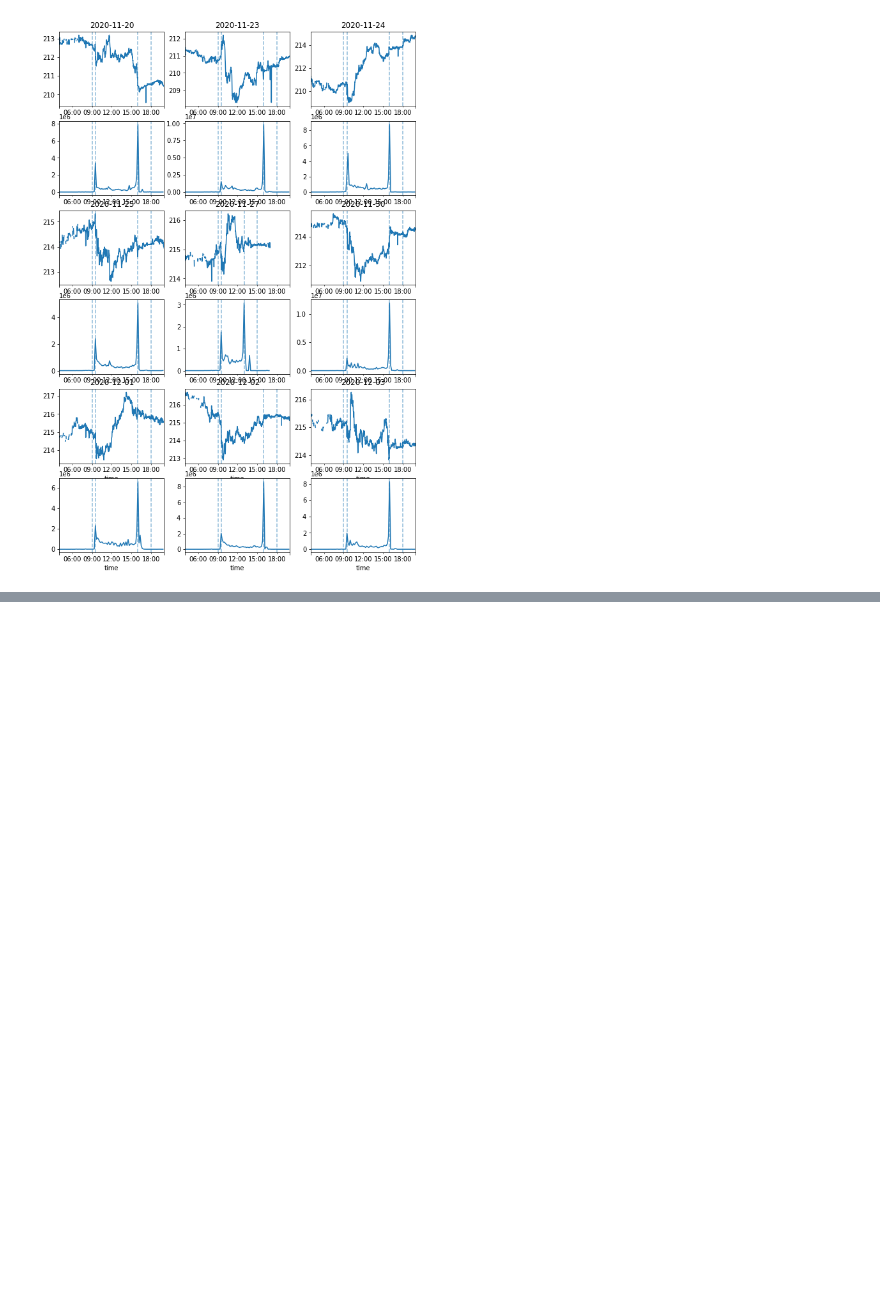
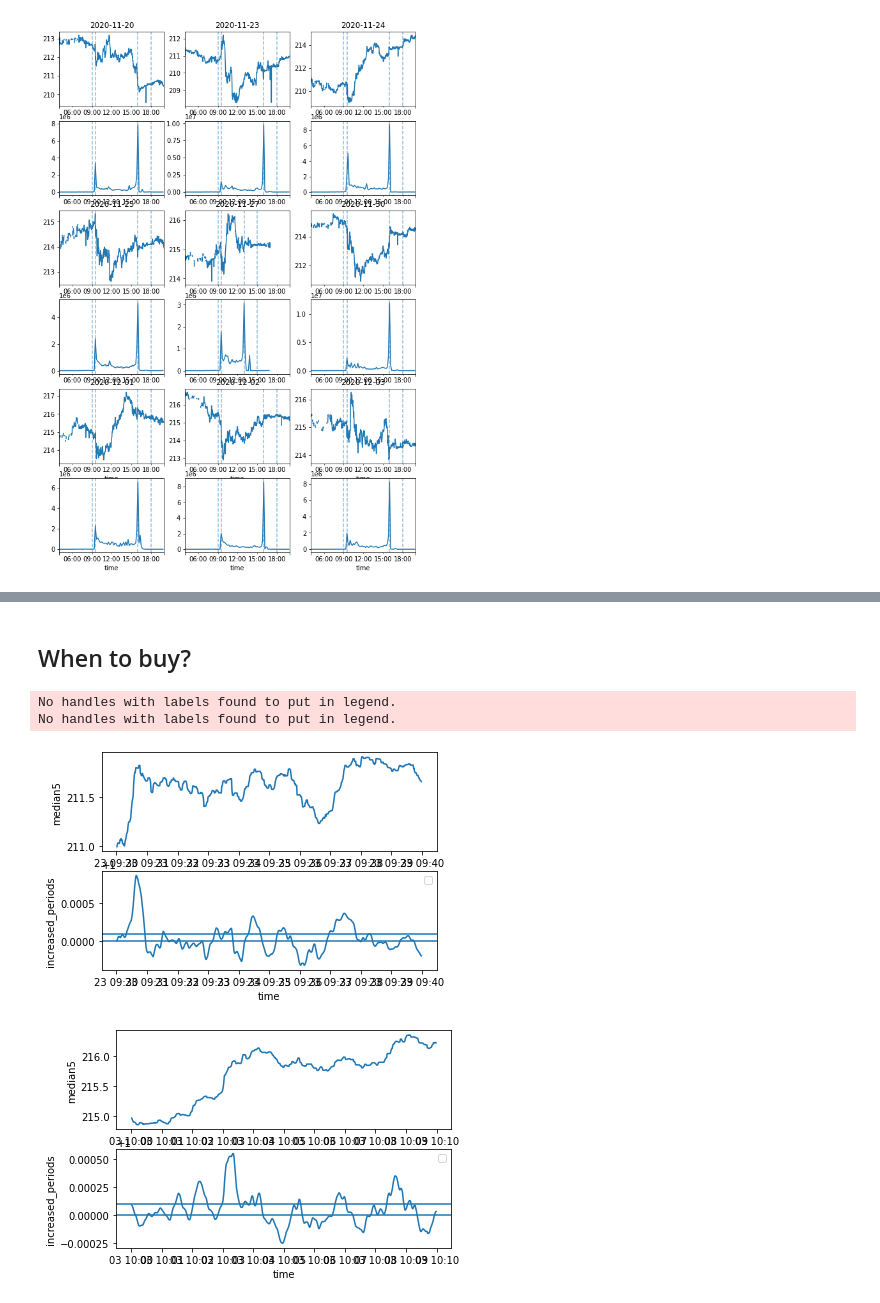
Before and after one commit to dwitvliet/project-stock-trading, a Jupyter notebook: sandbox.ipynb, the cells around one changed output, grey strips where cells are left out. Saved outputs shown, nothing was run; the diff lists cells and outputs as text; code cells hidden in the pictures; blank space fills up the shorter version.

```diff
--- a/sandbox.ipynb
+++ b/sandbox.ipynb
@@ -118,18 +84,0 @@ subset.shape
-# %%
-ticker = 'MSFT'
-
-
-trades = db.get_trades(ticker, '2020-11-23')
-#trades = pd.DataFrame(trades, columns=['timestamp', 'price', 'volume'])
-#trades['time'] = pd.to_datetime(trades['timestamp']).dt.tz_localize('UTC').dt.tz_convert('America/New_York').dt.tz_localize(None)
-
-
-trades
-# > datetime.time(9, 30)
-
-
-
-# rise = rise[rise['time'].dt.time < datetime.time(9, 31)]
-# plt.figure()
-# trades.groupby(pd.Grouper(key='time', freq='1S')) #['price'].mean().plot.line()
-# plt.xlim(datetime.time(9, 30), datetime.time(9, 31))
@@ -149,0 +85,56 @@ trades
+# %% [markdown]
+## When to buy?
+# %%
+ticker = 'MSFT'
+
+
+examples = [
+    (datetime.date(2020, 11, 23), datetime.time(9, 30), datetime.time(9, 40)),
+    (datetime.date(2020, 12, 3), datetime.time(10, 0), datetime.time(10, 10)),
+]
+
+
+for date, time_start, time_end in examples:
+
+    trades = db.get_trades(ticker, date)
+
+    grouper = pd.Grouper(key='time', freq='1S')
+    mean_per_second = trades.groupby(grouper)['price'].mean()
+    mean_weighted_per_second = weighted_mean(trades, 'price', 'volume', grouper)
+
+
+    price = mean_per_second.to_frame().fillna(method='ffill')
+    price['median5'] = price['price'].rolling(5, center=True).median()
+    price['increase'] = price['median5'] / price['median5'].shift(5)
+    price['increased_periods'] = price['increase'].rolling(20).mean()
+
+#     price['increase_cat'] = -1
+#     price.loc[price['increase'] > 1, 'increase_cat'] = 0
+#     price.loc[price['increase'] > 1.001, 'increase_cat'] = 1
+
+
+    fig, ax = plt.subplots(2, 1)
+
+    price = price[(price.index.time > time_start) & (price.index.time < time_end)]
+
+    sns.lineplot(ax=ax[0], data=price, x='time', y='median5')
+    sns.lineplot(ax=ax[1], data=price, x='time', y='increased_periods')
+    plt.axhline(1.0001)
+    plt.axhline(1)
+
+
+    plt.legend()
+
+
+#     grouper = pd.Grouper(key='time', freq='1S')
+#     trades_grouped = trades.groupby(grouper)
+
+#     price_stats = trades_grouped['price'].agg(
+#         ['count', 'mean', 'median', 'min', 'max', 'std']
+#     )
+#     price_mean_weighted = weighted_mean(trades, 'price', 'volume', grouper)
+# %% [output]
+No handles with labels found to put in legend.
+No handles with labels found to put in legend.
+[figure, added]
+[figure, added]
```
Also changed, not shown: parts of 4 cells of this notebook.
